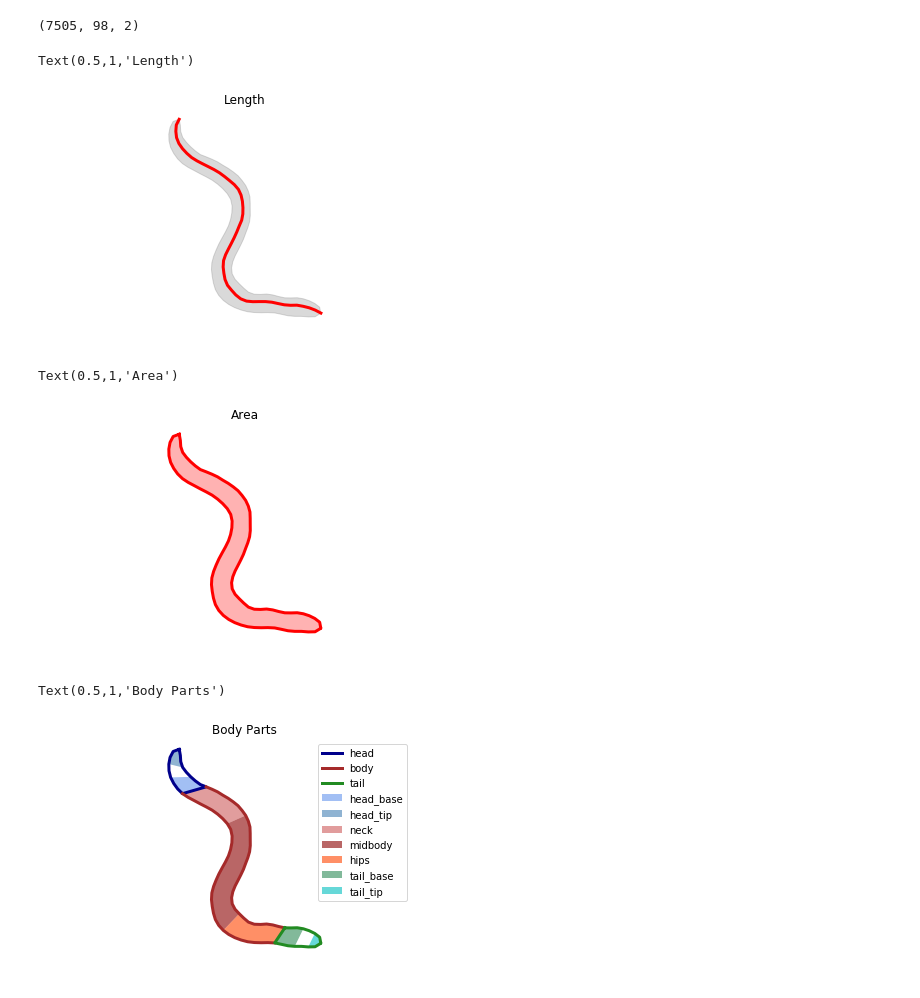
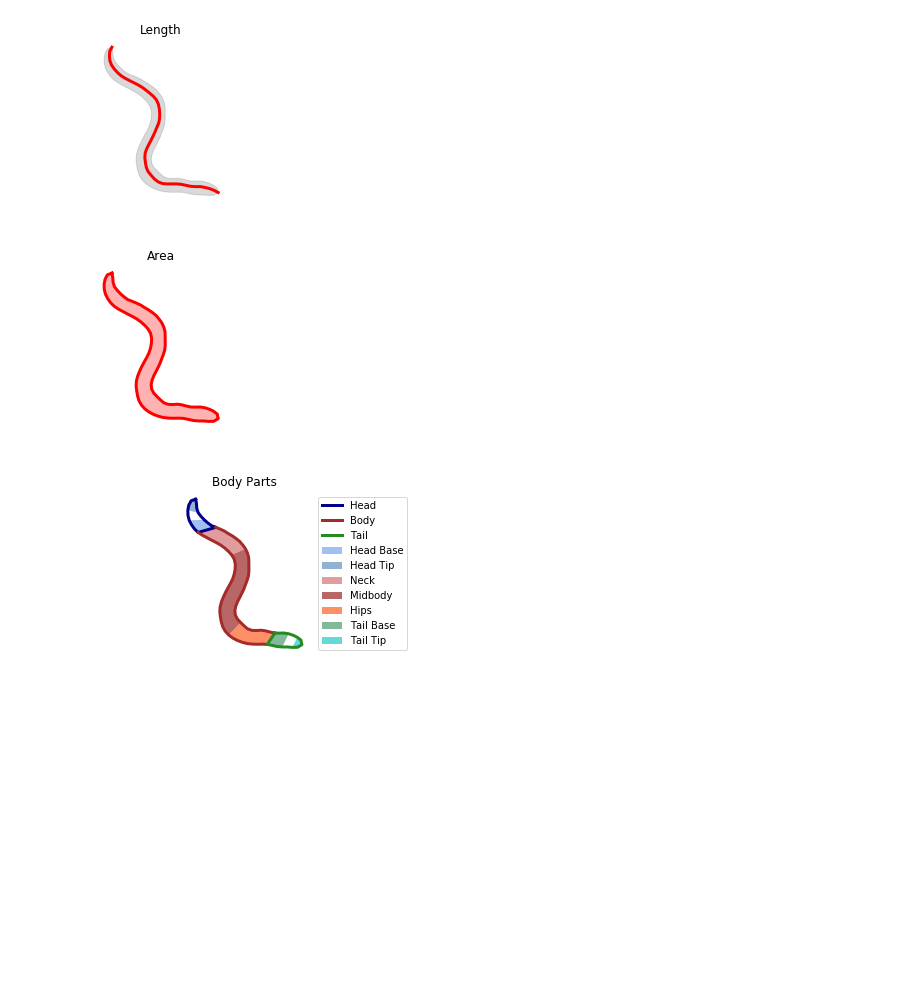
Before and after one commit to ver228/tierpsy-features, a Jupyter notebook: notebooks/Diagrams.ipynb, the cells around one changed output. Drawn from its saved outputs; the diff is of its cells as text; code cells hidden in the pictures; blank space fills up the shorter version.

```diff
--- a/notebooks/Diagrams.ipynb
+++ b/notebooks/Diagrams.ipynb
@@ -1,6 +1,6 @@
 # %%
 %matplotlib inline
-
+import os
 import seaborn as sns
 import numpy as np
 import numba
@@ -21,38 +21,44 @@ ventral_contour = data['ventral_contour']
 contours = np.concatenate((dorsal_contour, ventral_contour[:, ::-1, :]), axis=1)
 widths = data['widths']
 
-print(contours.shape)
+
+save_dir = '/Users/ajaver/OneDrive - Imperial College London/paper_tierpsy_features/diagrams'
+if not os.path.exists(save_dir):
+    os.makedirs(save_dir)
-# %% [output]
-(7505, 98, 2)
 # %%
 tt = 10
 
 cc = contours[tt]
 skel = skeletons[tt]
 
+
+fig, ax = plt.subplots(figsize=(3,3))
 plt.plot(skel[:, 0], skel[:, 1], 'r', lw=3)
 plt.fill(cc[:, 0], cc[:, 1], color='gray', alpha=0.3)
 plt.axis('equal')
 plt.axis('off')
 
 plt.title('Length')
+plt.savefig(os.path.join(save_dir, 'length.pdf'), bbox_inches='tight')
 # %% [output]
-Text(0.5,1,'Length')
-[figure, old version]
+[figure, new version]
 # %%
 tt = 10
 
 cc = contours[tt]
 skel = skeletons[tt]
+
+fig, ax = plt.subplots(figsize=(3,3))
 plt.plot(cc[:, 0], cc[:, 1], 'r', lw=3)
 plt.fill(cc[:, 0], cc[:, 1], color='r', alpha=0.3)
 plt.axis('equal')
 plt.axis('off')
 
 plt.title('Area')
+
+plt.savefig(os.path.join(save_dir, 'area.pdf'), bbox_inches='tight')
 # %% [output]
-Text(0.5,1,'Area')
-[figure, old version]
+[figure, new version]
 # %%
 from tierpsy_features.helper import DataPartition
 
@@ -77,24 +83,26 @@ def join_cnt(key):
 part_k1 = ('head_base', 'head_tip', 'neck', 'midbody', 'hips', 'tail_base', 'tail_tip')
 part_c1 = ('cornflowerblue', 'steelblue', 'indianred', 'darkred', 'orangered', 'seagreen', 'c')
 
+fig, ax = plt.subplots(figsize=(6,3))
 for k,c in zip(part_k1, part_c1):
     cc_p = join_cnt(k)
-    plt.fill(cc_p[:, 0], cc_p[:, 1], c, alpha=0.6, label = k)
+    plt.fill(cc_p[:, 0], cc_p[:, 1], c, alpha=0.6, label = k.replace('_', ' ').title())
 
 part_k2 = ('head', 'body', 'tail')
 part_c2 = ('darkblue', 'brown', 'forestgreen')
 
 for k,c in zip(part_k2, part_c2):
     cc_p = join_cnt(k)
-    plt.plot(cc_p[:, 0], cc_p[:, 1], c, lw=3, label = k)
+    plt.plot(cc_p[:, 0], cc_p[:, 1], c, lw=3, label = k.replace('_', ' ').title())
 plt.axis('equal')
 plt.axis('off')
 
 plt.legend()
 plt.title('Body Parts')
+
+plt.savefig(os.path.join(save_dir, 'body_parts.pdf'), bbox_inches='tight')
 # %% [output]
-Text(0.5,1,'Body Parts')
-[figure, old version]
+[figure, new version]
 # %%
 from tierpsy_features.postures import get_widths
 
```
Also changed, not shown: parts of 9 cells of this notebook.
